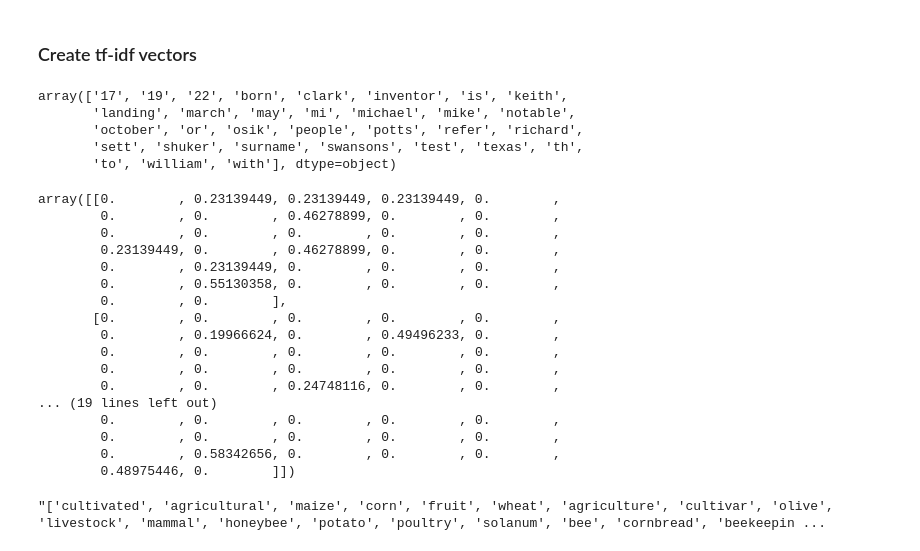
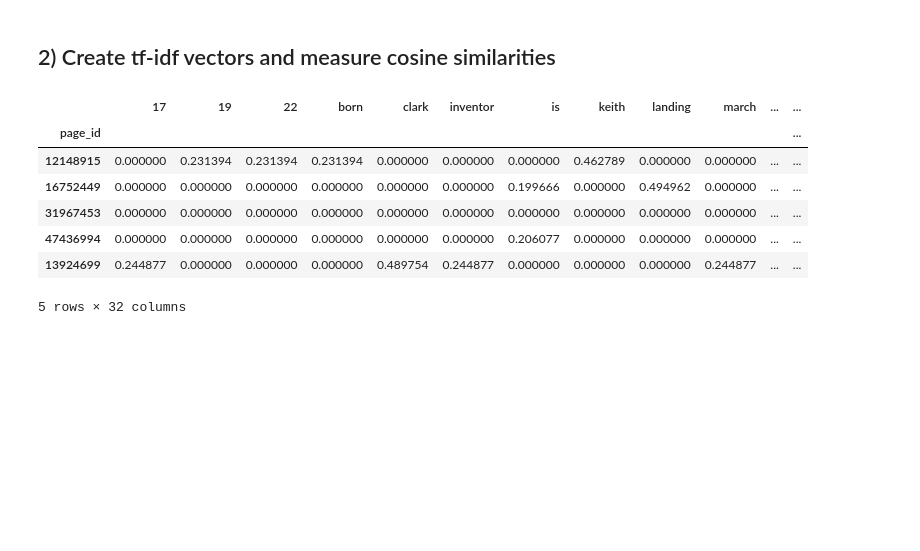
Before and after one commit to AbdoCherry/IRWS-Project-HWS22, a Jupyter notebook: VSM.ipynb, the cells around one changed output. Cells and saved outputs as stored; diff of their text form; code cells hidden in the pictures; blank space fills up the shorter version.

```diff
--- a/VSM.ipynb
+++ b/VSM.ipynb
@@ -36,35 +53,19 @@ pd.read_json('
 # %% [markdown]
-### Create tf-idf vectors
+## 2) Create tf-idf vectors and measure cosine similarities
 # %%
 # tf-idf vectors of corpus
 vectorizer = TfidfVectorizer()
 corpus_tf_idf_vecs = vectorizer.fit_transform(corpus['text'])
 corpus_words = vectorizer.get_feature_names_out()
+corpus_tf_idf_df = pd.DataFrame(corpus_tf_idf_vecs.toarray(), columns=corpus_words, index=corpus.index)
+
+corpus_tf_idf_df.head()
+# %% [output]
+|  | 17 | 19 | 22 | born | clark | inventor | is | keith | landing | march | ... | ... |
+| page_id |  |  |  |  |  |  |  |  |  |  |  | ... |
+| 12148915 | 0.000000 | 0.231394 | 0.231394 | 0.231394 | 0.000000 | 0.000000 | 0.000000 | 0.462789 | 0.000000 | 0.000000 | ... | ... |
+| 16752449 | 0.000000 | 0.000000 | 0.000000 | 0.000000 | 0.000000 | 0.000000 | 0.199666 | 0.000000 | 0.494962 | 0.000000 | ... | ... |
+| 31967453 | 0.000000 | 0.000000 | 0.000000 | 0.000000 | 0.000000 | 0.000000 | 0.000000 | 0.000000 | 0.000000 | 0.000000 | ... | ... |
+| 47436994 | 0.000000 | 0.000000 | 0.000000 | 0.000000 | 0.000000 | 0.000000 | 0.206077 | 0.000000 | 0.000000 | 0.000000 | ... | ... |
+| 13924699 | 0.244877 | 0.000000 | 0.000000 | 0.000000 | 0.489754 | 0.244877 | 0.000000 | 0.000000 | 0.000000 | 0.244877 | ... | ... |
+5 rows × 32 columns
-# %%
-corpus_words
-# %% [output]
-array(['17', '19', '22', 'born', 'clark', 'inventor', 'is', 'keith',
-       'landing', 'march', 'may', 'mi', 'michael', 'mike', 'notable',
-       'october', 'or', 'osik', 'people', 'potts', 'refer', 'richard',
-       'sett', 'shuker', 'surname', 'swansons', 'test', 'texas', 'th',
-       'to', 'william', 'with'], dtype=object)
-# %%
-corpus_tf_idf_vecs.toarray()
-# %% [output]
-array([[0.        , 0.23139449, 0.23139449, 0.23139449, 0.        ,
-        0.        , 0.        , 0.46278899, 0.        , 0.        ,
-        0.        , 0.        , 0.        , 0.        , 0.        ,
-        0.23139449, 0.        , 0.46278899, 0.        , 0.        ,
-        0.        , 0.23139449, 0.        , 0.        , 0.        ,
-        0.        , 0.55130358, 0.        , 0.        , 0.        ,
-        0.        , 0.        ],
-       [0.        , 0.        , 0.        , 0.        , 0.        ,
-        0.        , 0.19966624, 0.        , 0.49496233, 0.        ,
-        0.        , 0.        , 0.        , 0.        , 0.        ,
-        0.        , 0.        , 0.        , 0.        , 0.        ,
-        0.        , 0.        , 0.24748116, 0.        , 0.        ,
-... (19 lines left out)
-        0.        , 0.        , 0.        , 0.        , 0.        ,
-        0.        , 0.        , 0.        , 0.        , 0.        ,
-        0.        , 0.58342656, 0.        , 0.        , 0.        ,
-        0.48975446, 0.        ]])
@@ -74,4 +71,0 @@ queries_tf_idf_vecs = vectorizer.transform(queries['keywords'])
-# %%
-queries['keywords'][0]
-# %% [output]
-"['cultivated', 'agricultural', 'maize', 'corn', 'fruit', 'wheat', 'agriculture', 'cultivar', 'olive', 'livestock', 'mammal', 'honeybee', 'potato', 'poultry', 'solanum', 'bee', 'cornbread', 'beekeepin ...
```
Also changed, not shown: parts of 20 cells of this notebook.
